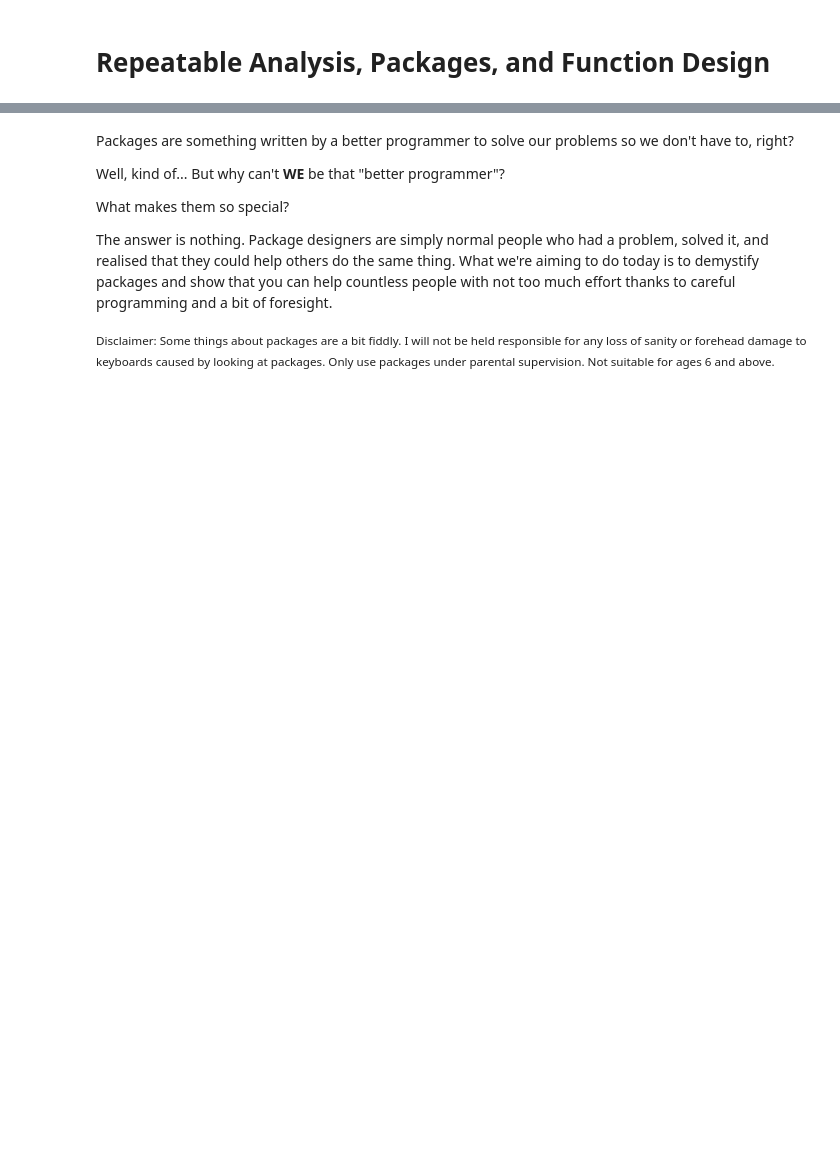
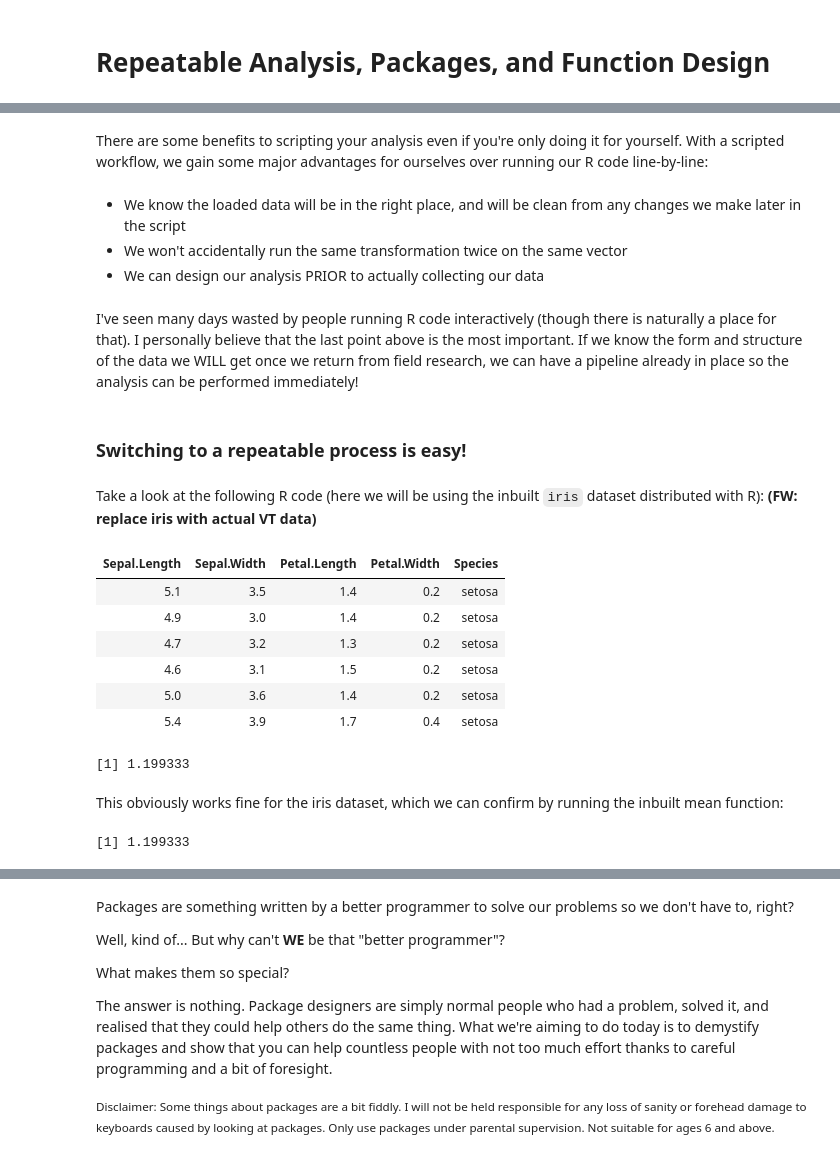
Before and after one commit to vectorbite/VBiTraining2, a Jupyter notebook: notebooks/Packages.ipynb, the cells around one changed output, grey strips where cells are left out. Cells and saved outputs as stored; diff of their text form; code cells hidden in the pictures; blank space fills up the shorter version.

```diff
--- a/notebooks/Packages.ipynb
+++ b/notebooks/Packages.ipynb
@@ -2,0 +29,34 @@
+# %% [markdown]
+There are some benefits to scripting your analysis even if you're only doing it for yourself. With a scripted workflow, we gain some major advantages for ourselves over running our R code line-by-line:
+# %% [markdown]
+- We know the loaded data will be in the right place, and will be clean from any changes we make later in the script
+- We won't accidentally run the same transformation twice on the same vector
+- We can design our analysis PRIOR to actually collecting our data
+# %% [markdown]
+I've seen many days wasted by people running R code interactively (though there is naturally a place for that). I personally believe that the last point above is the most important. If we know the form and structure of the data we WILL get once we return from field research, we can have a pipeline already in place so the analysis can be performed immediately!
+# %% [markdown]
+### Switching to a repeatable process is easy!
+# %% [markdown]
+Take a look at the following R code (here we will be using the inbuilt `iris` dataset distributed with R): **(FW: replace iris with actual VT data)**
+# %%
+head(iris)
+# %% [output]
+| Sepal.Length | Sepal.Width | Petal.Length | Petal.Width | Species |
+| 5.1 | 3.5 | 1.4 | 0.2 | setosa |
+| 4.9 | 3.0 | 1.4 | 0.2 | setosa |
+| 4.7 | 3.2 | 1.3 | 0.2 | setosa |
+| 4.6 | 3.1 | 1.5 | 0.2 | setosa |
+| 5.0 | 3.6 | 1.4 | 0.2 | setosa |
+| 5.4 | 3.9 | 1.7 | 0.4 | setosa |
+# %%
+# Divide the sum of petal widths by the number of data entries to get the mean petal width
+petal_width_mean <- sum(iris$Petal.Width) / 150
+petal_width_mean
+# %% [output]
+[1] 1.199333
+# %% [markdown]
+This obviously works fine for the iris dataset, which we can confirm by running the inbuilt mean function:
+# %%
+mean(iris$Petal.Width)
+# %% [output]
+[1] 1.199333
```
Also changed, not shown: parts of 30 cells of this notebook, 1 other file.
